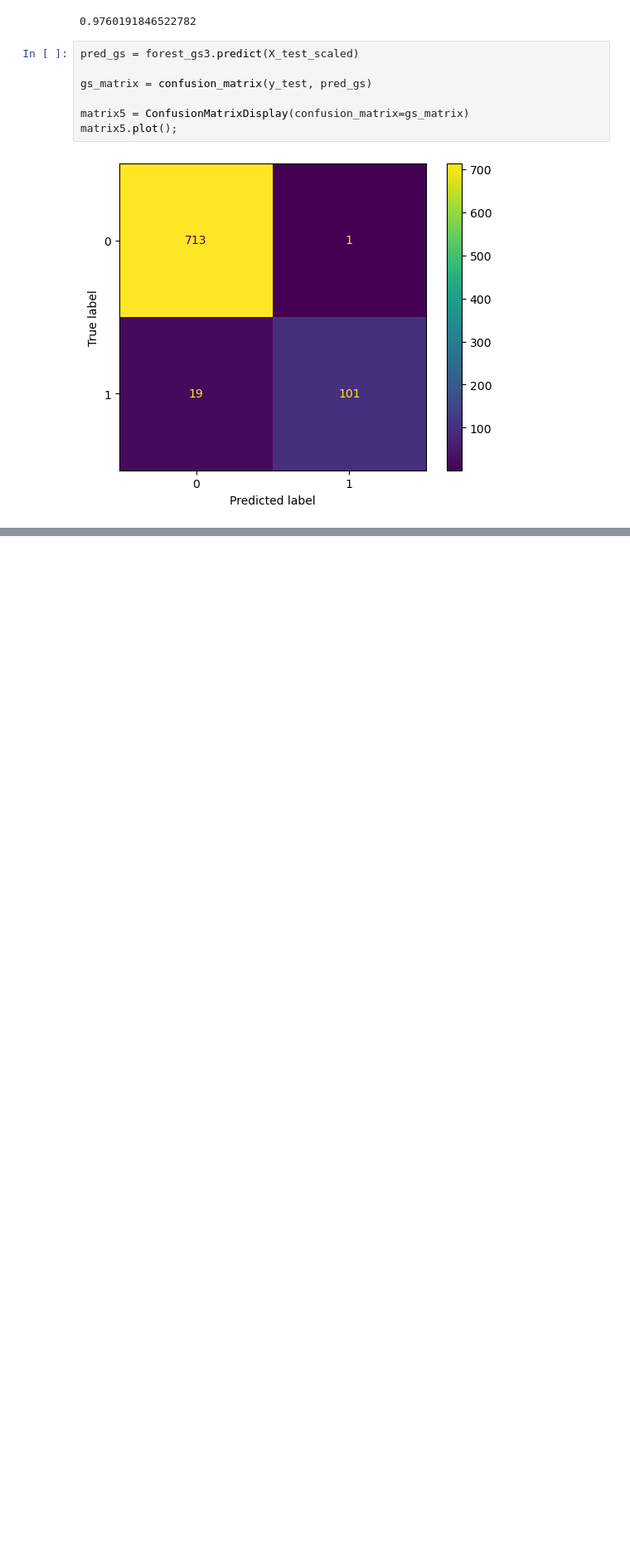
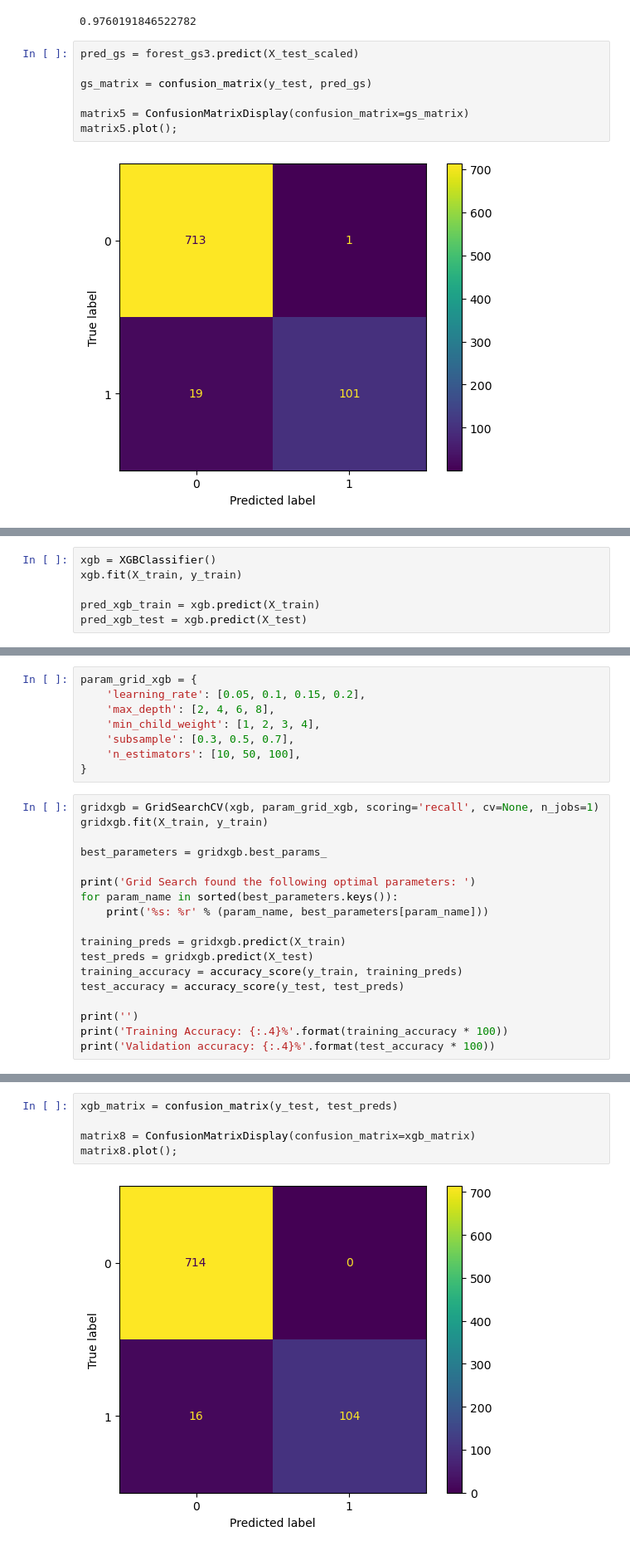
Before and after one commit to gzedwards/Telecom-Churn-Model, a Jupyter notebook: tele-model.ipynb, the cells around one changed output, grey strips where cells are left out. Shown at 83% size. Cells and saved outputs as stored; diff of their text form; blank space fills up the shorter version.

```diff
--- a/tele-model.ipynb
+++ b/tele-model.ipynb
@@ -924,0 +996,6 @@ matrix5.plot();
+# %%
+xgb = XGBClassifier()
+xgb.fit(X_train, y_train)
+
+pred_xgb_train = xgb.predict(X_train)
+pred_xgb_test = xgb.predict(X_test)
@@ -924,0 +1023,26 @@ matrix5.plot();
+# %%
+param_grid_xgb = {
+    'learning_rate': [0.05, 0.1, 0.15, 0.2],
+    'max_depth': [2, 4, 6, 8],
+    'min_child_weight': [1, 2, 3, 4],
+    'subsample': [0.3, 0.5, 0.7],
+    'n_estimators': [10, 50, 100],
+}
+# %%
+gridxgb = GridSearchCV(xgb, param_grid_xgb, scoring='recall', cv=None, n_jobs=1)
+gridxgb.fit(X_train, y_train)
+
+best_parameters = gridxgb.best_params_
+
+print('Grid Search found the following optimal parameters: ')
+for param_name in sorted(best_parameters.keys()):
+    print('%s: %r' % (param_name, best_parameters[param_name]))
+
+training_preds = gridxgb.predict(X_train)
+test_preds = gridxgb.predict(X_test)
+training_accuracy = accuracy_score(y_train, training_preds)
+test_accuracy = accuracy_score(y_test, test_preds)
+
+print('')
+print('Training Accuracy: {:.4}%'.format(training_accuracy * 100))
+print('Validation accuracy: {:.4}%'.format(test_accuracy * 100))
@@ -924,0 +1066,7 @@ matrix5.plot();
+# %%
+xgb_matrix = confusion_matrix(y_test, test_preds)
+
+matrix8 = ConfusionMatrixDisplay(confusion_matrix=xgb_matrix)
+matrix8.plot();
+# %% [output]
+[figure, added]
```
Also changed, not shown: parts of 33 cells of this notebook.
